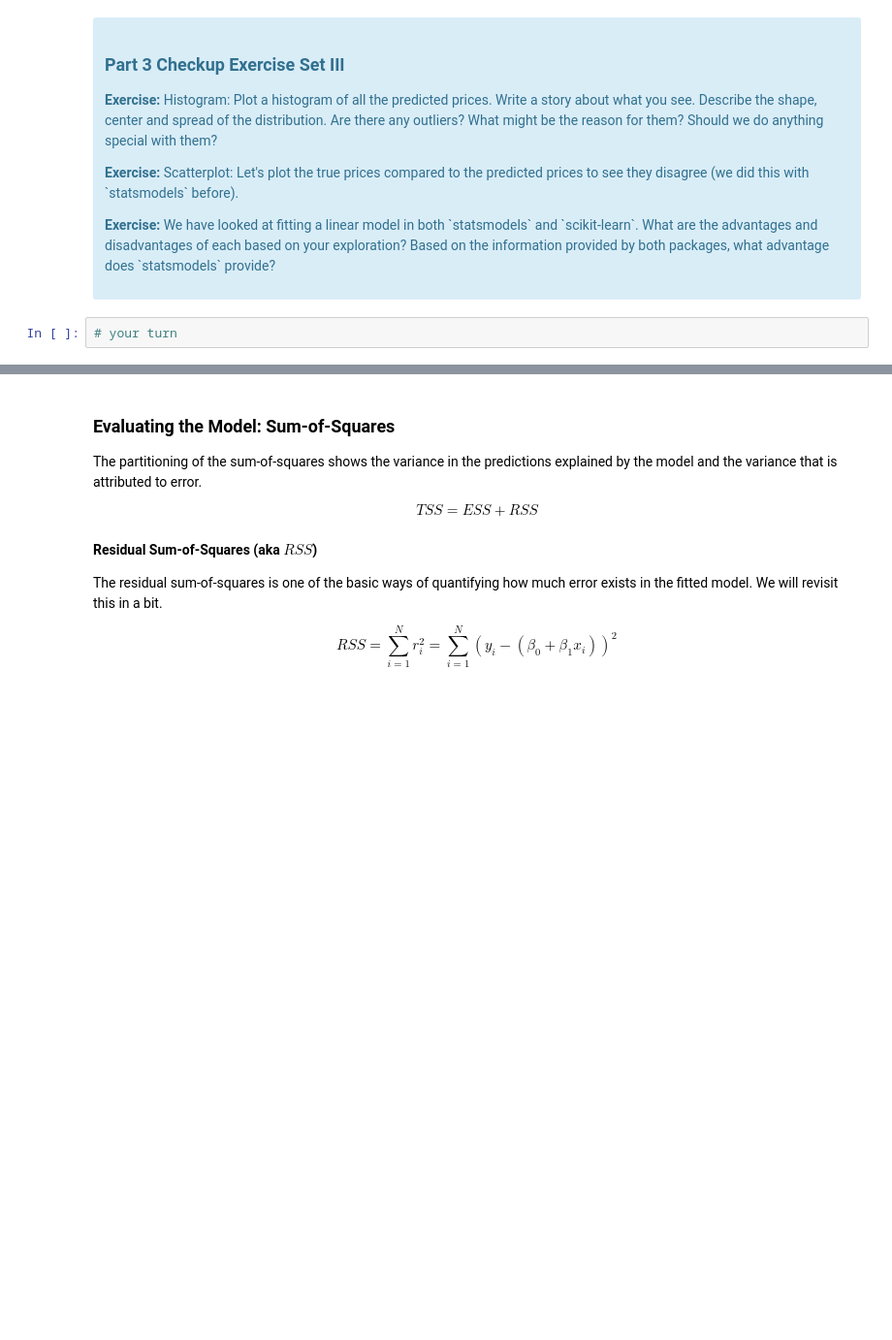
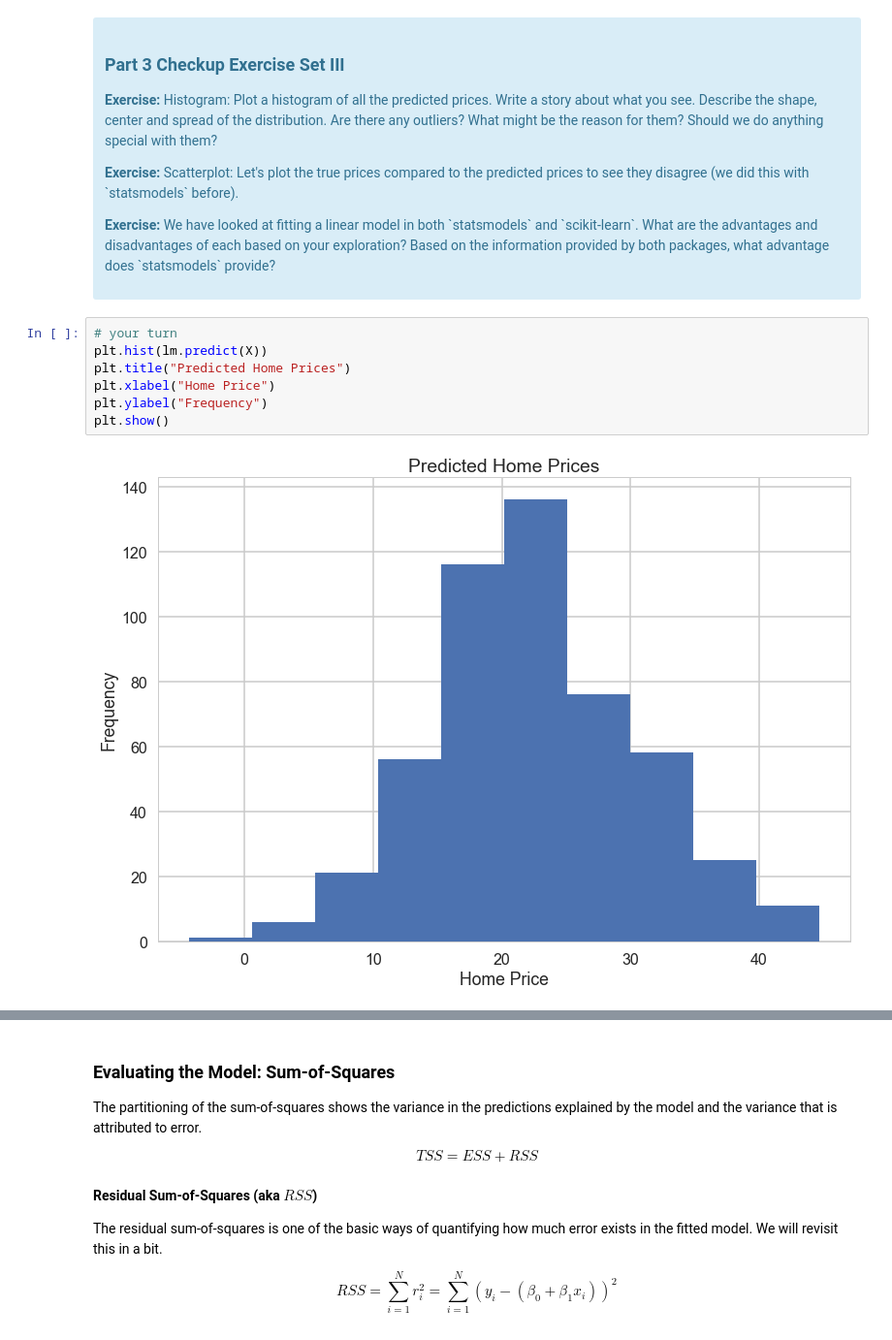
Before and after one commit to bouncebarkrun/Springboard-Data-Science-Career-Track, a Jupyter notebook: MiniProjects/linear_regression/Mini_Project_Linear_Regression.ipynb, the cells around one changed output, grey strips where cells are left out. Shown: that part at 97% size. Saved outputs shown, nothing was run; the diff lists cells and outputs as text; blank space fills up the shorter version.

```diff
--- a/MiniProjects/linear_regression/Mini_Project_Linear_Regression.ipynb
+++ b/MiniProjects/linear_regression/Mini_Project_Linear_Regression.ipynb
@@ -601,5 +601,12 @@ array([ 30.00821269,  25.0298606 ,  30.5702317 ,  28.60814055,  27.94288232])
 
 <p><b>Exercise:</b> We have looked at fitting a linear model in both `statsmodels` and `scikit-learn`. What are the advantages and disadvantages of each based on your exploration? Based on the information provided by both packages, what advantage does `statsmodels` provide?</p>
 </div>
-# %%
-# your turn
+# %%
+# your turn
+plt.hist(lm.predict(X))
+plt.title("Predicted Home Prices")
+plt.xlabel("Home Price")
+plt.ylabel("Frequency")
+plt.show()
+# %% [output]
+[figure, added]
```
Also changed, not shown: parts of 19 cells of this notebook.
